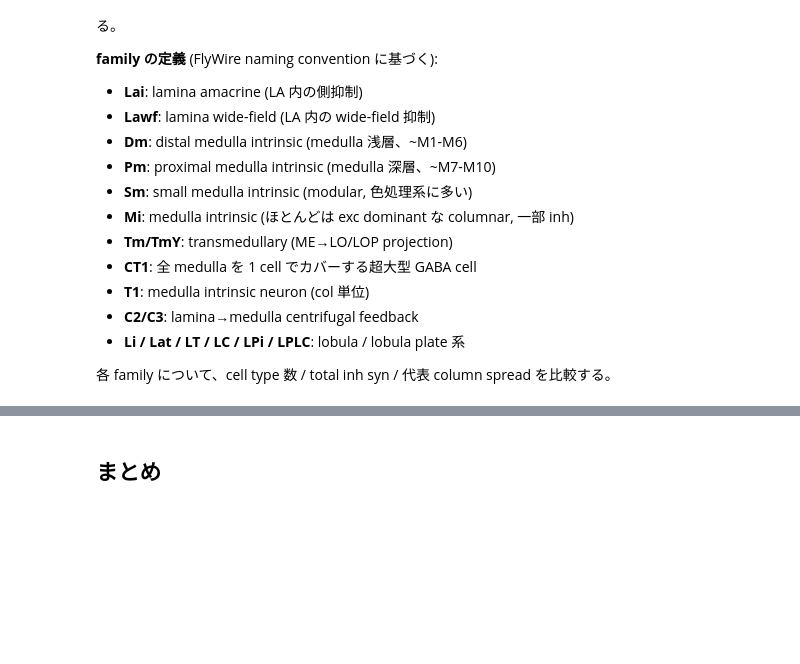
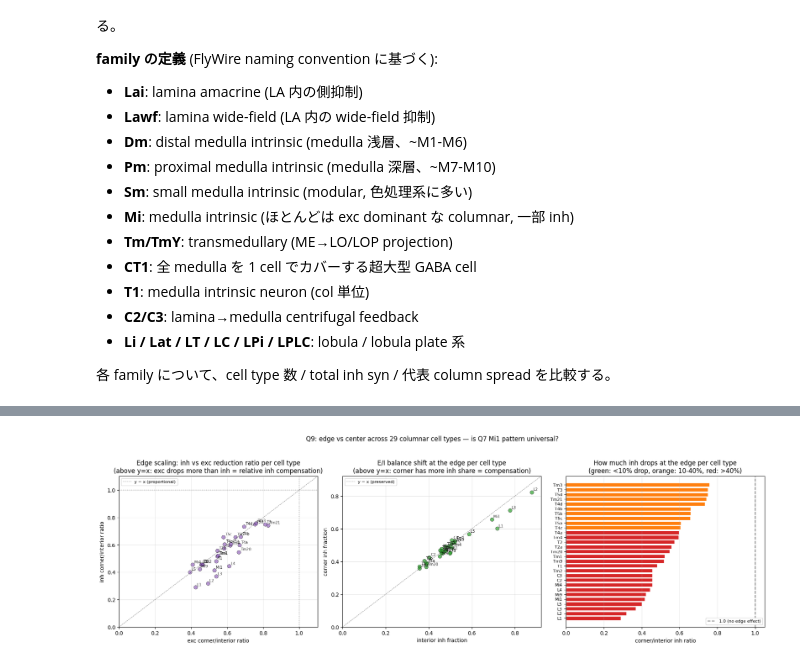
Before and after one commit to KeisukeTTTT/flywire-analysis, a Jupyter notebook: notebook/lateral_inhibition.ipynb, the cells around one changed output, grey strips where cells are left out. Drawn from its saved outputs; the diff is of its cells as text; code cells hidden in the pictures; blank space fills up the shorter version.

```diff
--- a/notebook/lateral_inhibition.ipynb
+++ b/notebook/lateral_inhibition.ipynb
@@ -1053,11 +1433,10 @@ def edge_stats_for_type(cell_type, hemisphere='right', min_cells=30):
     cpq['inh_frac'] = cpq['inh'] / (cpq['inh'] + cpq['exc']).clip(lower=1)
     return cpq
 
-# 解析対象 cell type (column_assignment 入りの ~30 種から、layer 別に代表をピック)
-target_types = ['Mi1', 'Mi4', 'Mi9', 'L1', 'L2', 'L3', 'L4', 'L5',
-                'Tm1', 'Tm2', 'Tm3', 'Tm9', 'Tm20', 'Tm21',
-                'T1', 'T2', 'T2a', 'T3', 'C2', 'C3',
-                'T4a', 'T4b', 'T4c', 'T4d', 'T5a', 'T5b', 'T5c', 'T5d']
+# 解析対象 cell type: column_assignment 入りの cell type から photoreceptor input (R7/R8) を除く
+excluded_edge_types = {'R7', 'R8'}
+target_types = sorted(t for t in col_assign['type'].dropna().unique() if t not in excluded_edge_types)
+print(f'target columnar receiver types: {len(target_types)} / {col_assign["type"].nunique()} column_assignment types')
 
 # 各 type で集計
 per_type_stats = {}
@@ -1128,33 +1529,33 @@ ax.grid(True, alpha=0.3)
 ax = axes[1]
 xs = scaling_df['interior_inh_frac'].values
 ys = scaling_df['corner_inh_frac'].values
 ax.scatter(xs, ys, s=50, alpha=0.7, color='tab:green', edgecolors='black', linewidths=0.5)
 lim = max(xs.max(), ys.max(), 0.5) * 1.05
 ax.plot([0, lim], [0, lim], 'k--', lw=0.7, alpha=0.5, label='y = x (preserved)')
 for _, r in scaling_df.iterrows():
     ax.annotate(r['cell_type'], (r['interior_inh_frac'], r['corner_inh_frac']),
                 fontsize=7, alpha=0.85, xytext=(3, 3), textcoords='offset points')
 ax.set(xlim=(0, lim), ylim=(0, lim),
        xlabel='interior inh fraction', ylabel='corner inh fraction',
        title='E/I balance shift at the edge per cell type\n(above y=x: corner has more inh share = compensation)')
 ax.legend(fontsize=8)
 ax.grid(True, alpha=0.3)
 
 # (C) bar chart of corner/interior inh ratio per type, sorted
 ax = axes[2]
 d = scaling_df.sort_values('inh_corner/interior', ascending=False)
 colors_bar = ['tab:green' if r > 0.9 else ('tab:orange' if r > 0.6 else 'tab:red')
               for r in d['inh_corner/interior']]
 ax.barh(range(len(d)), d['inh_corner/interior'], color=colors_bar, edgecolor='white')
 ax.set_yticks(range(len(d)))
 ax.set_yticklabels(d['cell_type'], fontsize=8)
 ax.invert_yaxis()
 ax.axvline(1.0, color='black', ls='--', alpha=0.5, label='1.0 (no edge effect)')
 ax.set(xlabel='corner/interior inh ratio', title='How much inh drops at the edge per cell type\n(green: <10% drop, orange: 10-40%, red: >40%)')
 ax.legend(fontsize=8, loc='lower right')
 ax.grid(True, alpha=0.3, axis='x')
 
-plt.suptitle('Q9: edge vs center across cell types — is Q7 Mi1 pattern universal?', y=1.03, fontsize=12)
+plt.suptitle(f'Q9: edge vs center across {len(scaling_df)} columnar cell types — is Q7 Mi1 pattern universal?', y=1.03, fontsize=12)
 plt.tight_layout()
+# %% [output]
+[figure, added]
-# %% [markdown]
-## まとめ
```
Also changed, not shown: parts of 53 cells of this notebook, 11 other files.
